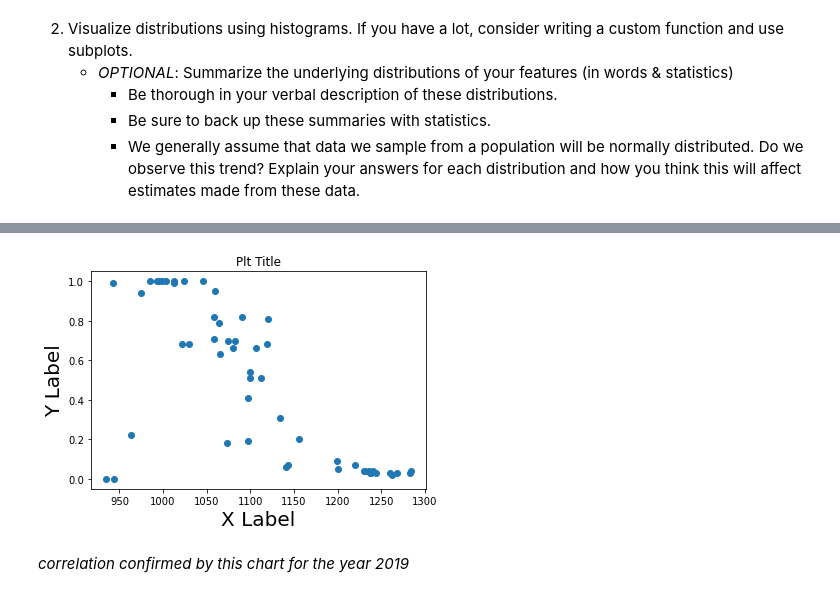
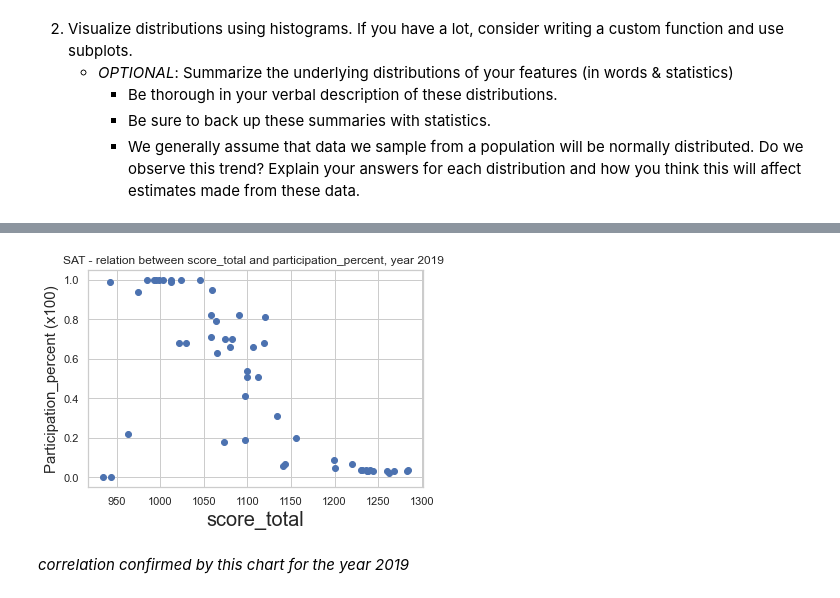
Before and after one commit to ClementGalvierGitHub/Projects, a Jupyter notebook: project_1/code/starter-code_CG_08072022_1800.ipynb, the cells around one changed output, grey strips where cells are left out. Drawn from its saved outputs; the diff is of its cells as text; code cells hidden in the pictures.

```diff
--- a/project_1/code/starter-code_CG_08072022_1800.ipynb
+++ b/project_1/code/starter-code_CG_08072022_1800.ipynb
@@ -408,6 +402,6 @@ print(sat_2017_df.loc[sat_2017_df['Math'] == 52, :].head()) # we can derive the
 sat_2017_df['Math'][20] # checking that we are targeting the correct value to replace
 # %% [output]
 52
-# %%
-sat_2017_df.replace(sat_2017_df['Math'][20] == 1060-536, inplace = True) # using the replace method and inplace= True argument
+# %%
+sat_2017_df.loc[20,['Math']] = 524 # replacing with .loc function, 524 = 1060(total_score) - 536 (EBWR score) = math score = 524
 # %%
@@ -923,0 +985,3 @@ sns.histplot(sat_three_years.loc[sat_three_years['year']==2019,['score_read_writ
+# %%
+sns.set_theme(style="whitegrid")
+ax = sns.boxplot(x=sat_three_years['year'] , y=sat_three_years['score_total'])
@@ -924,14 +1006,13 @@ sns.histplot(sat_three_years.loc[sat_three_years['year']==2019,['score_read_writ
 # %%
 import matplotlib.pyplot as plt
 
-# Create scatterplot of high prices versus volume.
+# Create scatterplot participation_percent vs score_total for year 2019.
 plt.scatter(sat_three_years.loc[sat_three_years['year']==2019, ['score_total']],
             sat_three_years.loc[sat_three_years['year']==2019, ['participation_percent']]);
-
-plt.title("Plt Title")
-plt.ylabel("Y Label", fontsize = 20)
-plt.xlabel("X Label", fontsize = 20);
+plt.title("SAT - relation between score_total and participation_percent, year 2019 ")
+plt.ylabel("Participation_percent (x100)", fontsize = 15)
+plt.xlabel("score_total", fontsize = 20);
 # %% [output]
-[figure, old version]
+[figure, new version]
 # %% [markdown]
 *correlation confirmed by this chart for the year 2019*
```
Also changed, not shown: parts of 33 cells of this notebook, 1 other file.
